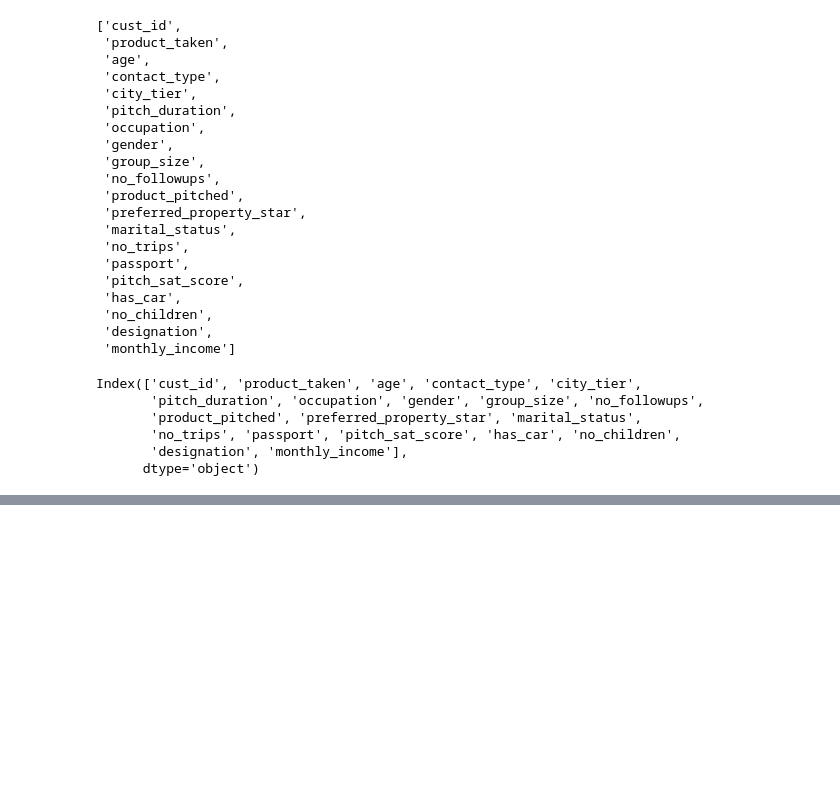
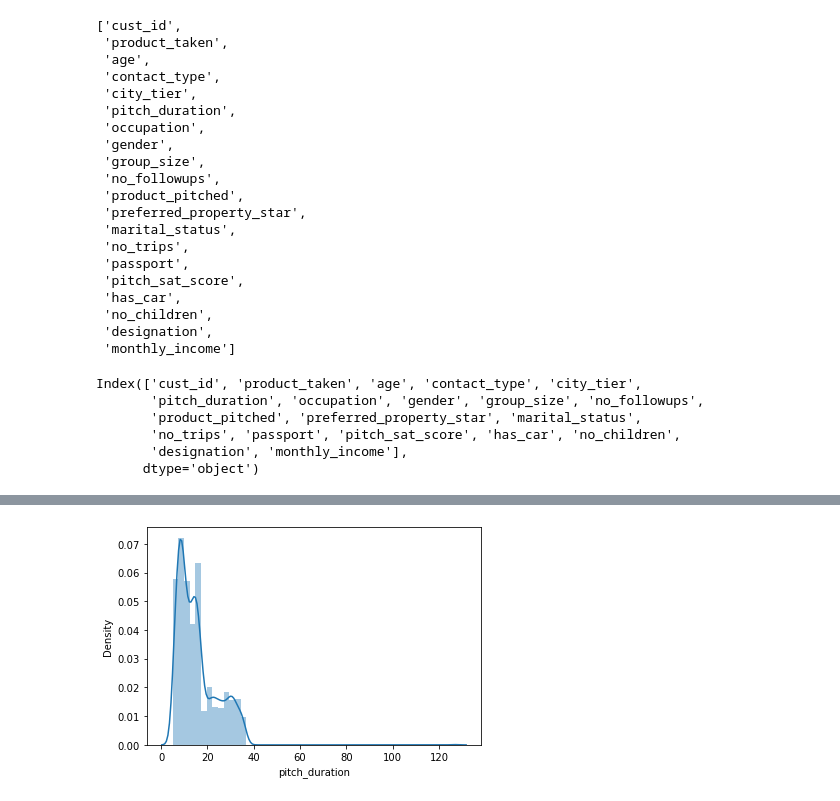
Before and after one commit to DesireeMcElroy/holiday-package-prediction, a Jupyter notebook: initial_draft.ipynb, the cells around one changed output, grey strips where cells are left out. Drawn from its saved outputs; the diff is of its cells as text; code cells hidden in the pictures; blank space fills up the shorter version.

```diff
--- a/initial_draft.ipynb
+++ b/initial_draft.ipynb
@@ -384,0 +417,4 @@ Index(['cust_id', 'product_taken', 'age', 'contact_type', 'city_tier',
+# %%
+sns.distplot(df.pitch_duration);
+# %% [output]
+[figure, added]
```
Also changed, not shown: parts of 7 cells of this notebook.
